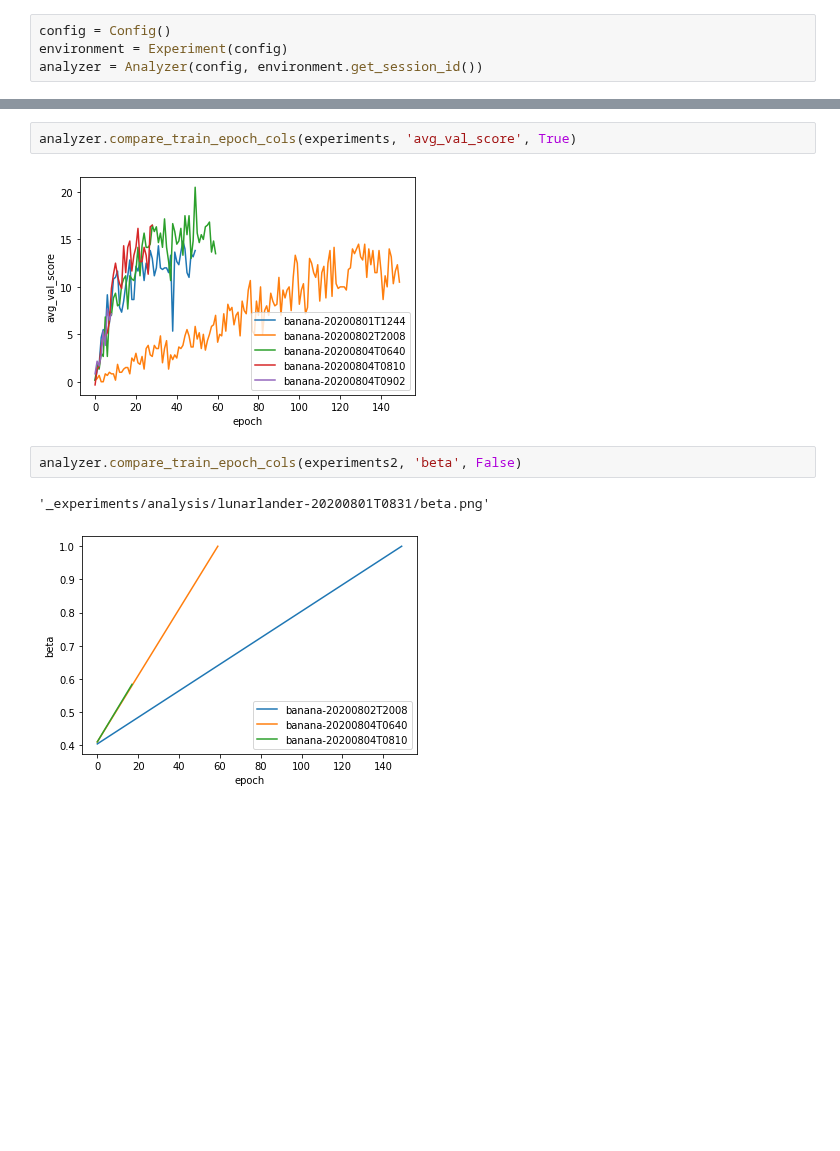
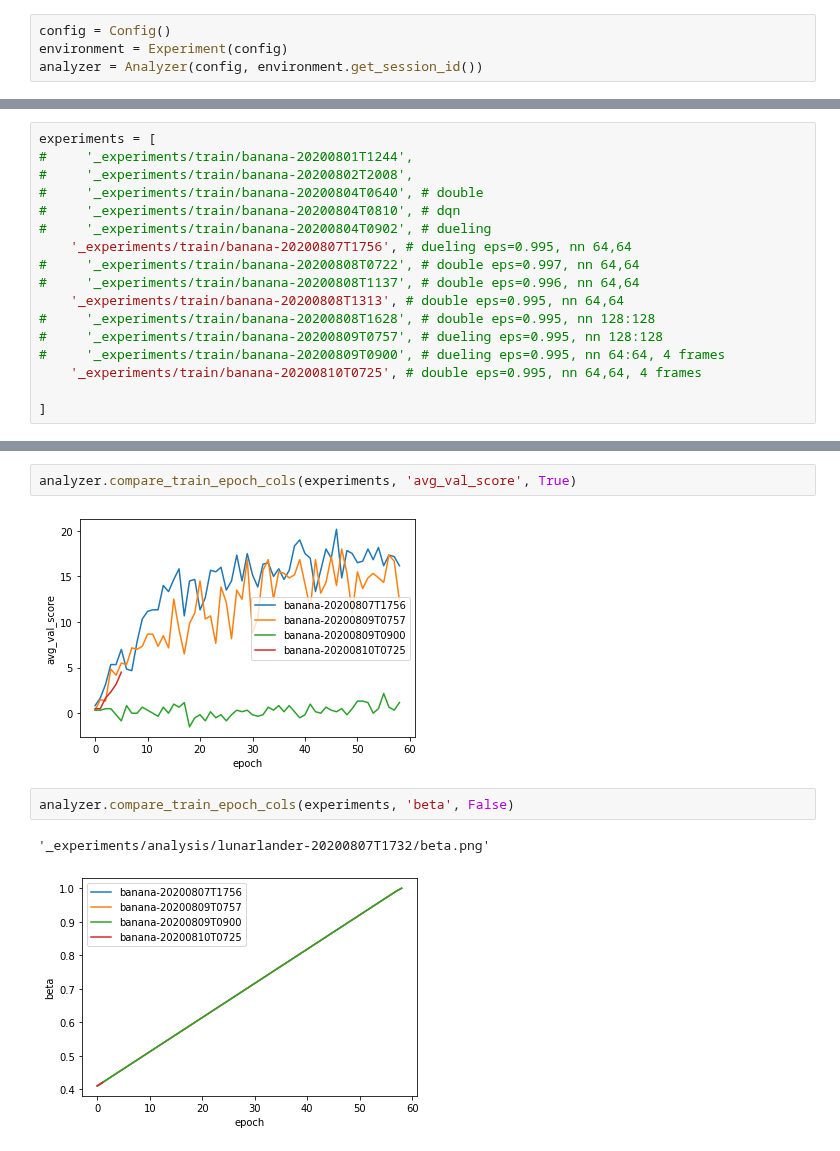
Before and after one commit to miharothl/und-drl-navigation, a Jupyter notebook: drl-analysis.ipynb, the cells around one changed output, grey strips where cells are left out. Drawn from its saved outputs; the diff is of its cells as text; blank space fills up the shorter version.

Commit message:
refactors, fixes bug with num_of_frames

```diff
--- a/drl-analysis.ipynb
+++ b/drl-analysis.ipynb
@@ -44,3 +18,20 @@ experiments2 = [
+# %%
+experiments = [
+#     '_experiments/train/banana-20200801T1244',
+#     '_experiments/train/banana-20200802T2008',
+#     '_experiments/train/banana-20200804T0640', # double
+#     '_experiments/train/banana-20200804T0810', # dqn
+#     '_experiments/train/banana-20200804T0902', # dueling
+    '_experiments/train/banana-20200807T1756', # dueling eps=0.995, nn 64,64
+#     '_experiments/train/banana-20200808T0722', # double eps=0.997, nn 64,64
+#     '_experiments/train/banana-20200808T1137', # double eps=0.996, nn 64,64
+    '_experiments/train/banana-20200808T1313', # double eps=0.995, nn 64,64
+#     '_experiments/train/banana-20200808T1628', # double eps=0.995, nn 128:128
+#     '_experiments/train/banana-20200809T0757', # dueling eps=0.995, nn 128:128
+#     '_experiments/train/banana-20200809T0900', # dueling eps=0.995, nn 64:64, 4 frames
+    '_experiments/train/banana-20200810T0725', # double eps=0.995, nn 64,64, 4 frames
+
+]
 # %%
 analyzer.compare_train_epoch_cols(experiments, 'epsilon', False)
 # %% [output]
@@ -54,12 +45,12 @@ analyzer.compare_train_epoch_cols(experiments, 'avg_score', False)
 # %%
 analyzer.compare_train_epoch_cols(experiments, 'avg_val_score', True)
 # %% [output]
-[figure, old version]
+[figure, new version]
 # %%
-analyzer.compare_train_epoch_cols(experiments2, 'beta', False)
+analyzer.compare_train_epoch_cols(experiments, 'beta', False)
 # %% [output]
-'_experiments/analysis/lunarlander-20200801T0831/beta.png'
+'_experiments/analysis/lunarlander-20200807T1732/beta.png'
-[figure, old version]
+[figure, new version]
 # %%
 analyzer.compare_train_epoch_cols(experiments, 'avg_loss', True)
 # %% [output]
```
Also changed, not shown: parts of 6 cells of this notebook, 11 other files.
